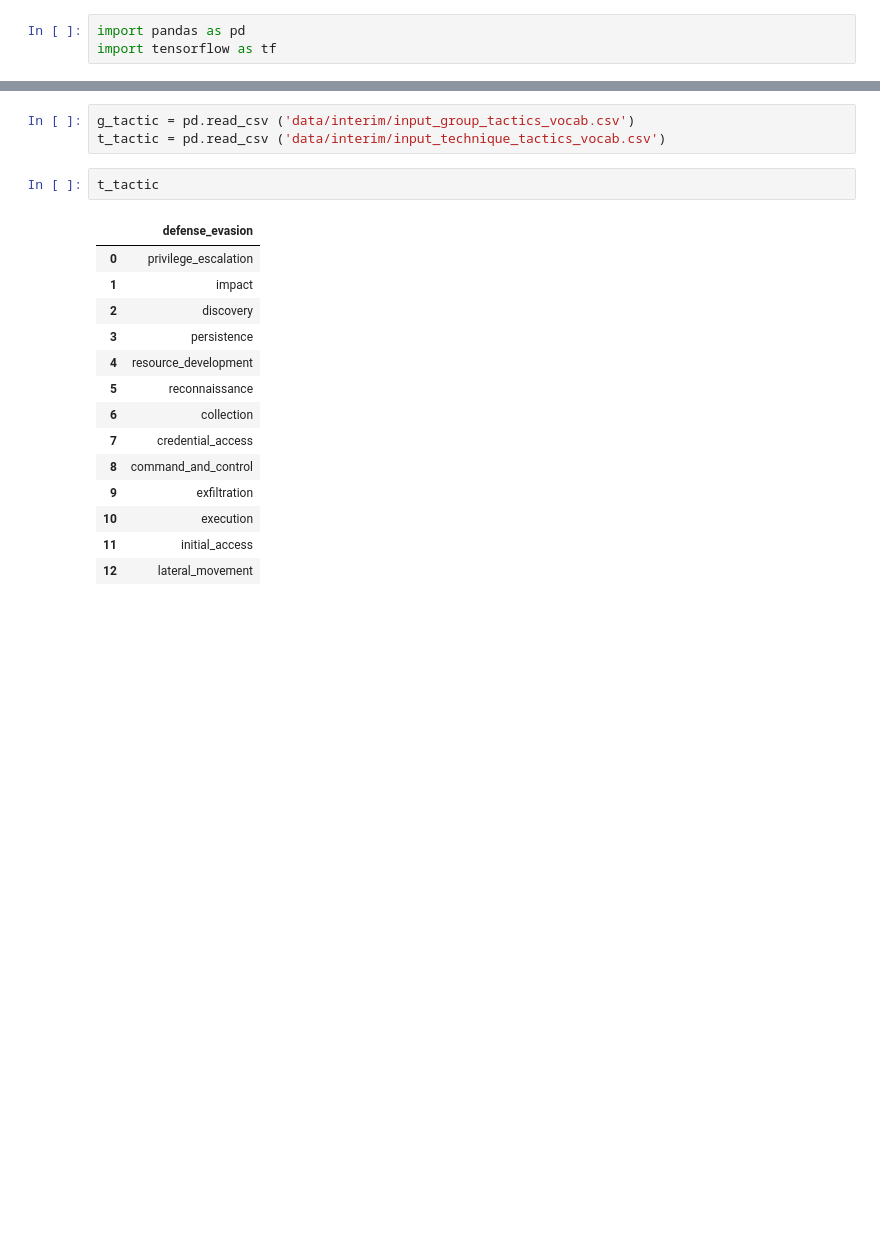
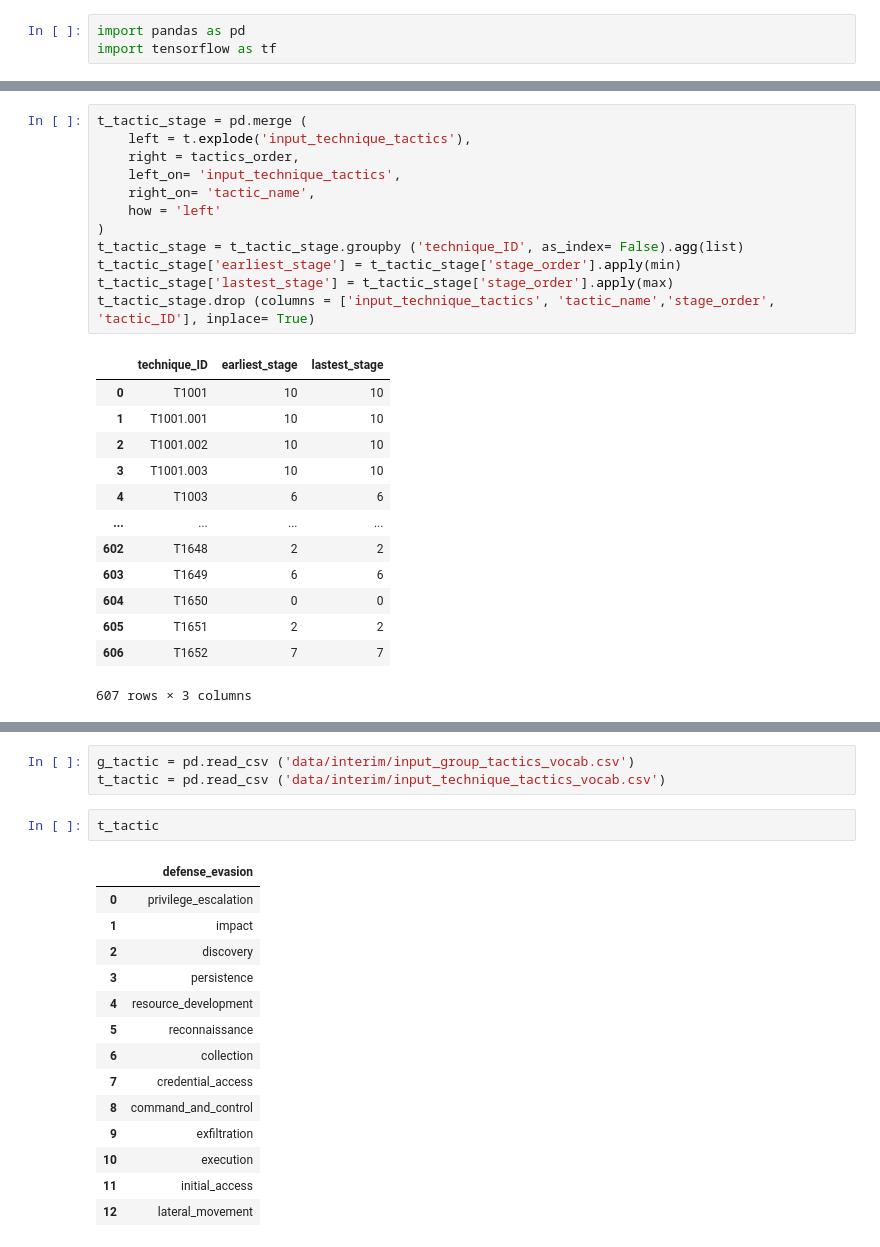
Before and after one commit to hcvu1050/hieuchivu-gt24-repo3, a Jupyter notebook: sctratch_4_build_test_data.ipynb, the cells around one changed output, grey strips where cells are left out. Saved outputs shown, nothing was run; the diff lists cells and outputs as text; blank space fills up the shorter version.

```diff
--- a/sctratch_4_build_test_data.ipynb
+++ b/sctratch_4_build_test_data.ipynb
@@ -24,0 +27,26 @@ Name: count, dtype: int64
+# %%
+t_tactic_stage = pd.merge (
+    left = t.explode('input_technique_tactics'),
+    right = tactics_order,
+    left_on= 'input_technique_tactics',
+    right_on= 'tactic_name',
+    how = 'left'
+)
+t_tactic_stage = t_tactic_stage.groupby ('technique_ID', as_index= False).agg(list)
+t_tactic_stage['earliest_stage'] = t_tactic_stage['stage_order'].apply(min)
+t_tactic_stage['lastest_stage'] = t_tactic_stage['stage_order'].apply(max)
+t_tactic_stage.drop (columns = ['input_technique_tactics', 'tactic_name','stage_order', 'tactic_ID'], inplace= True)
+# %% [output]
+|  | technique_ID | earliest_stage | lastest_stage |
+| 0 | T1001 | 10 | 10 |
+| 1 | T1001.001 | 10 | 10 |
+| 2 | T1001.002 | 10 | 10 |
+| 3 | T1001.003 | 10 | 10 |
+| 4 | T1003 | 6 | 6 |
+| ... | ... | ... | ... |
+| 602 | T1648 | 2 | 2 |
+| 603 | T1649 | 6 | 6 |
+| 604 | T1650 | 0 | 0 |
+| 605 | T1651 | 2 | 2 |
+| 606 | T1652 | 7 | 7 |
+607 rows × 3 columns
```
Also changed, not shown: parts of 6 cells of this notebook, 5 other files.
